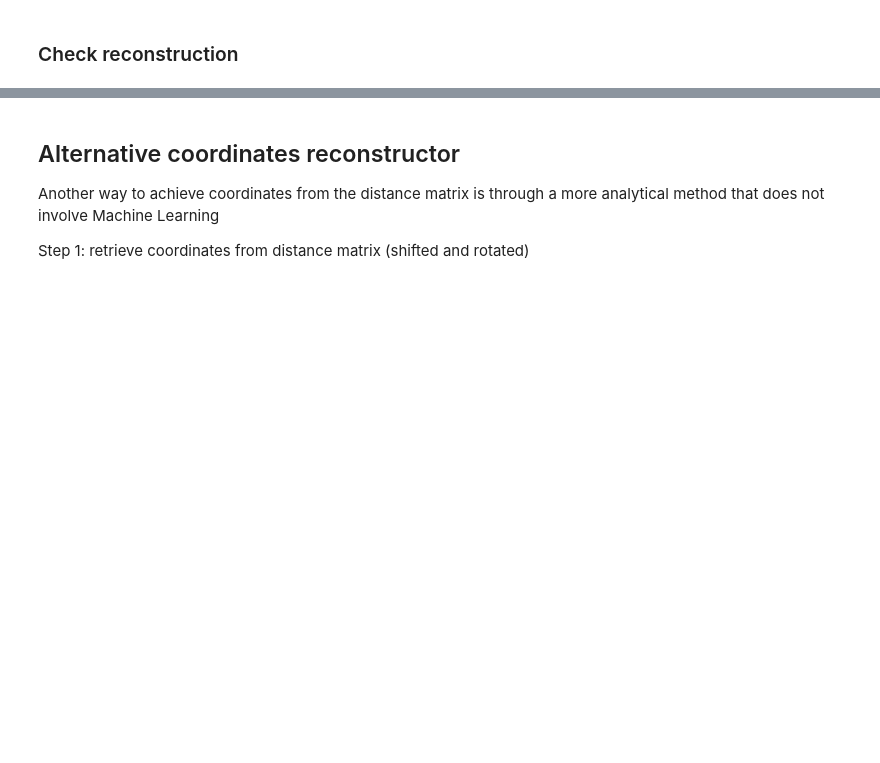
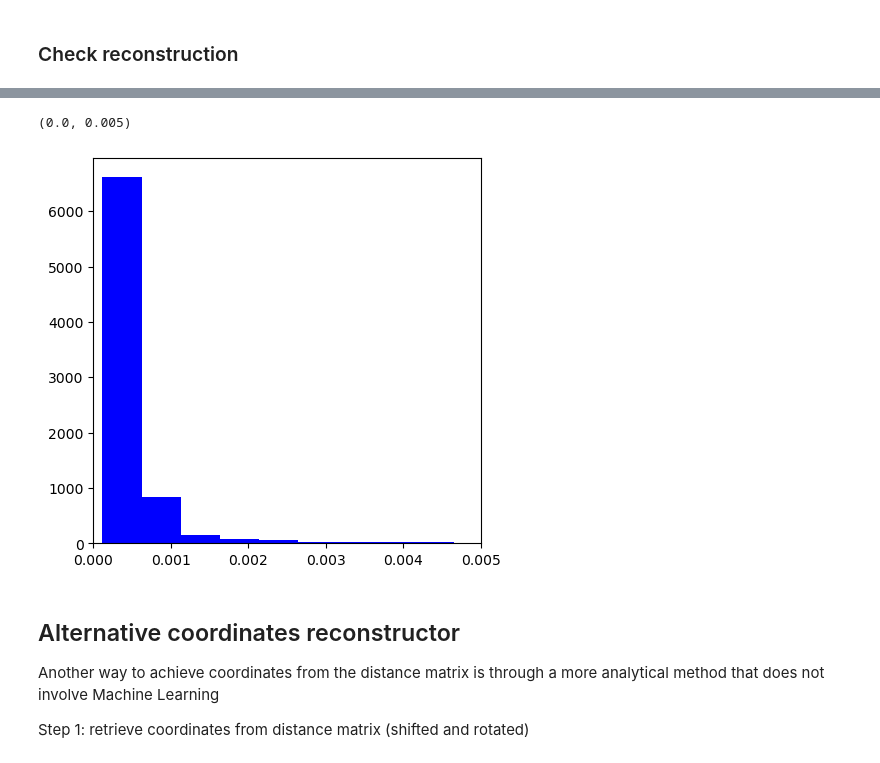
Before and after one commit to group9ine/variational-autoencoders, a Jupyter notebook: DistMatConv2D-vulture.ipynb, the cells around one changed output, grey strips where cells are left out. Drawn from its saved outputs; the diff is of its cells as text; code cells hidden in the pictures; blank space fills up the shorter version.

```diff
--- a/DistMatConv2D-vulture.ipynb
+++ b/DistMatConv2D-vulture.ipynb
@@ -325,3 +239,23 @@ sns.heatmap(data=df3, cmap="mako");
+# %%
+def mse_mat (mat_1,mat_2):
+    v1 = mat_1.flatten()
+    v2 = mat_2.flatten()
+    mse = (v1 - v2)**2
+    return(np.mean(mse))
+# %%
+mse_testset = np.zeros(len(testset_mat))
+
+for i in range(0,len(testset_mat)):
+    mse_testset[i] = mse_mat(testset_mat[i],decoded_test[i])
+# %%
+fig = plt.figure(figsize=(5, 5))
+ax = fig.add_subplot()
+l = np.sqrt(2)
+ax.hist(mse_testset, bins=60, facecolor="blue")
+ax.set_xlim((0,0.005))
+# %% [output]
+(0.0, 0.005)
+[figure, added]
 # %% [markdown]
 ## Alternative coordinates reconstructor
 Another way to achieve coordinates from the distance matrix is through a more analytical method that does not involve Machine Learning
```
Also changed, not shown: parts of 53 cells of this notebook.
